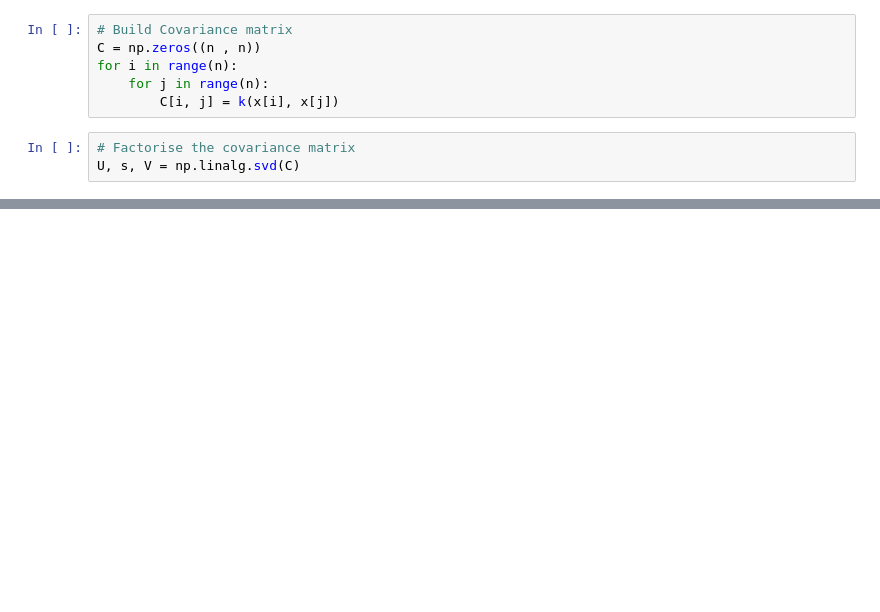
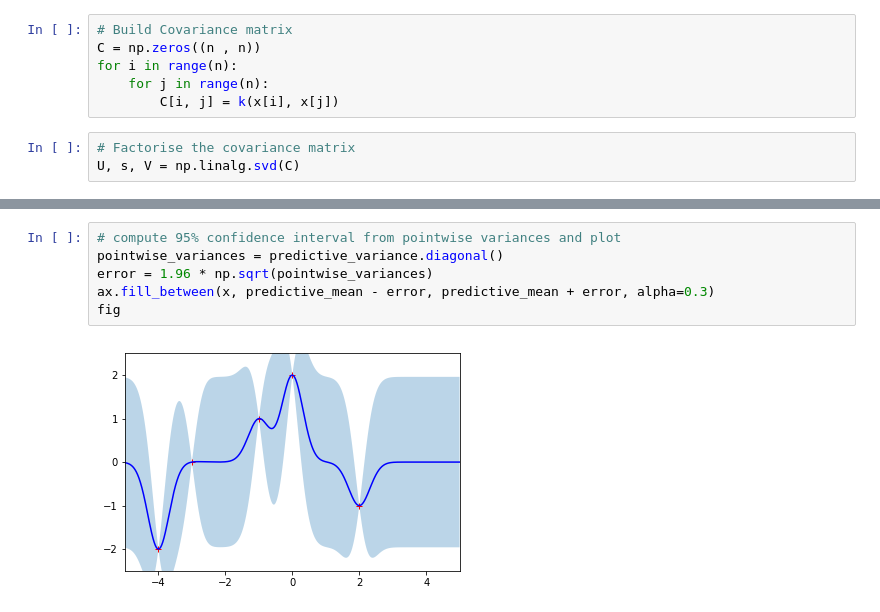
Before and after one commit to michaeloneill/GaussianProcesses, a Jupyter notebook: Gaussian Processes - Regression.ipynb, the cells around one changed output, grey strips where cells are left out. Saved outputs shown, nothing was run; the diff lists cells and outputs as text; blank space fills up the shorter version.

```diff
--- a/Gaussian Processes - Regression.ipynb
+++ b/Gaussian Processes - Regression.ipynb
@@ -40,0 +81,8 @@ observations = [(-4, -2), (-3, 0), (-1, 1), (0, 2), (1, 2), (2, -1)]
+# %%
+# compute 95% confidence interval from pointwise variances and plot
+pointwise_variances = predictive_variance.diagonal()
+error = 1.96 * np.sqrt(pointwise_variances)
+ax.fill_between(x, predictive_mean - error, predictive_mean + error, alpha=0.3)
+fig
+# %% [output]
+[figure, added]
```
Also changed, not shown: parts of 12 cells of this notebook.
